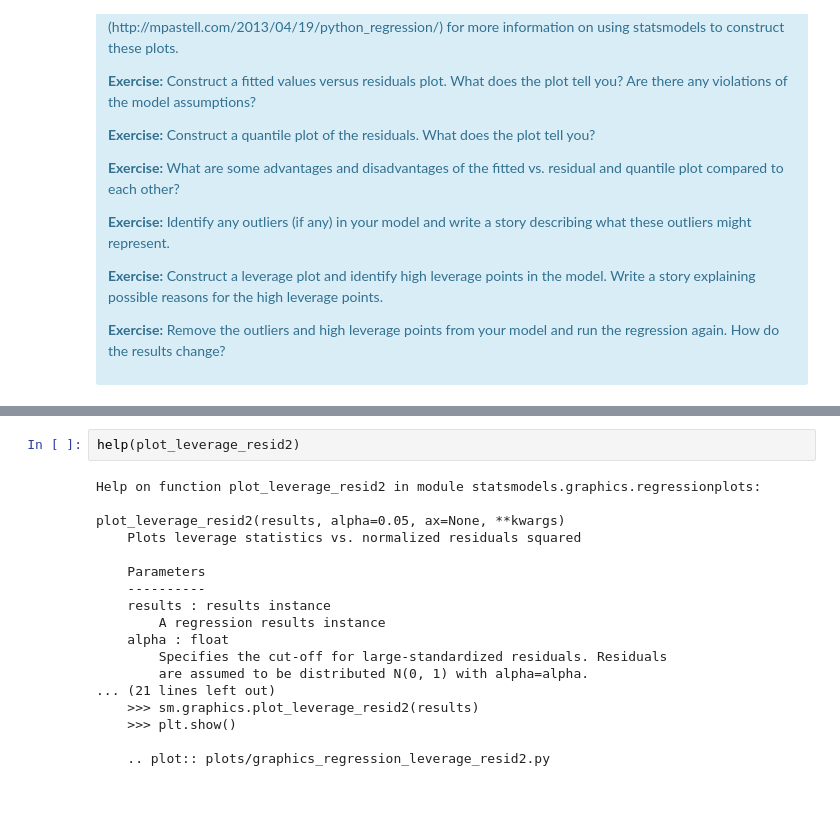
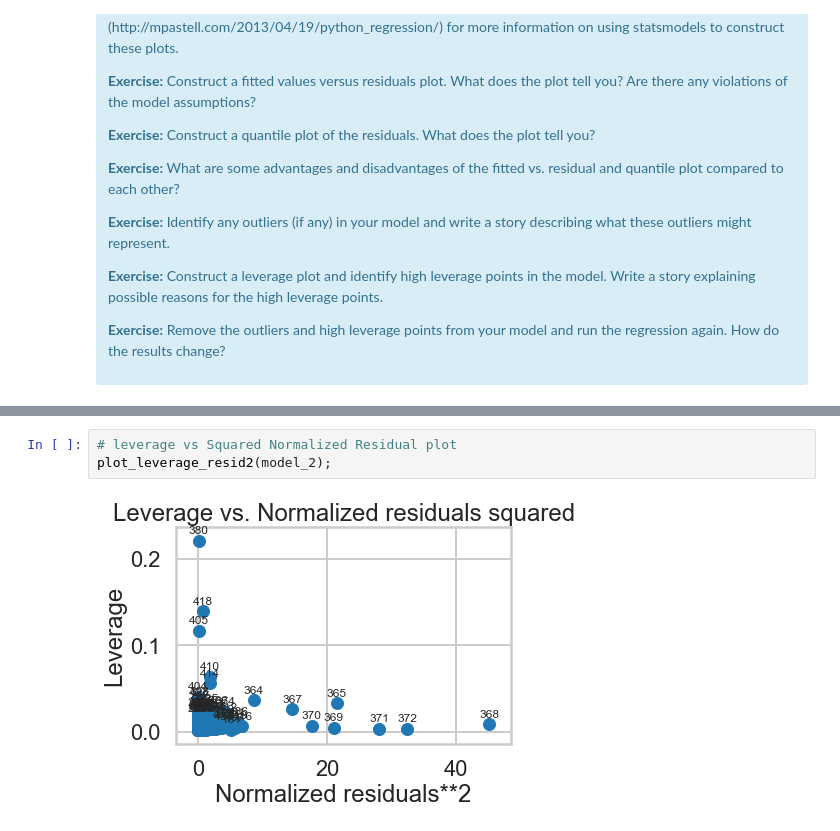
Before and after one commit to nwugocc/machine-learning, a Jupyter notebook: Mini_Project_Linear_Regression.ipynb, the cells around one changed output, grey strips where cells are left out. Saved outputs shown, nothing was run; the diff lists cells and outputs as text; blank space fills up the shorter version.

```diff
--- a/Mini_Project_Linear_Regression.ipynb
+++ b/Mini_Project_Linear_Regression.ipynb
@@ -871,20 +894,5 @@ plot_leverage_resid2(model_1);
-# %%
-help(plot_leverage_resid2)
-# %% [output]
-Help on function plot_leverage_resid2 in module statsmodels.graphics.regressionplots:
-
-plot_leverage_resid2(results, alpha=0.05, ax=None, **kwargs)
-    Plots leverage statistics vs. normalized residuals squared
-
-    Parameters
-    ----------
-    results : results instance
-        A regression results instance
-    alpha : float
-        Specifies the cut-off for large-standardized residuals. Residuals
-        are assumed to be distributed N(0, 1) with alpha=alpha.
-... (21 lines left out)
-    >>> sm.graphics.plot_leverage_resid2(results)
-    >>> plt.show()
-
-    .. plot:: plots/graphics_regression_leverage_resid2.py
+# %%
+# leverage vs Squared Normalized Residual plot
+plot_leverage_resid2(model_2);
+# %% [output]
+[figure, added]
```
Also changed, not shown: parts of 21 cells of this notebook.
